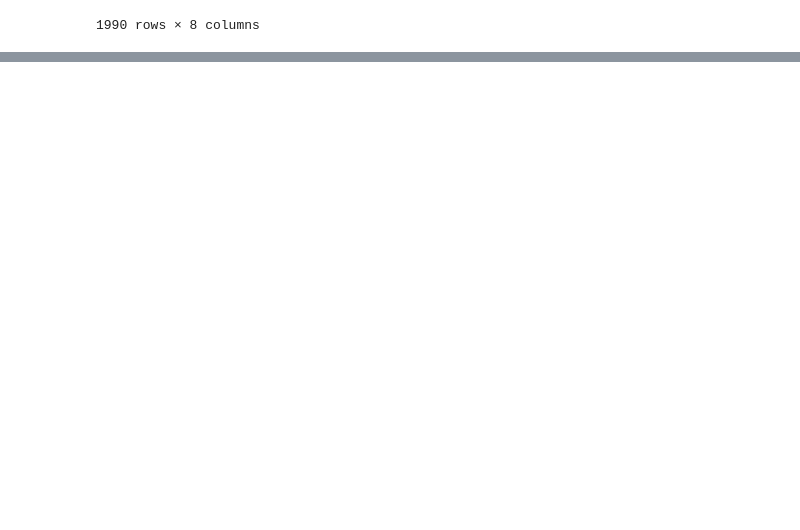
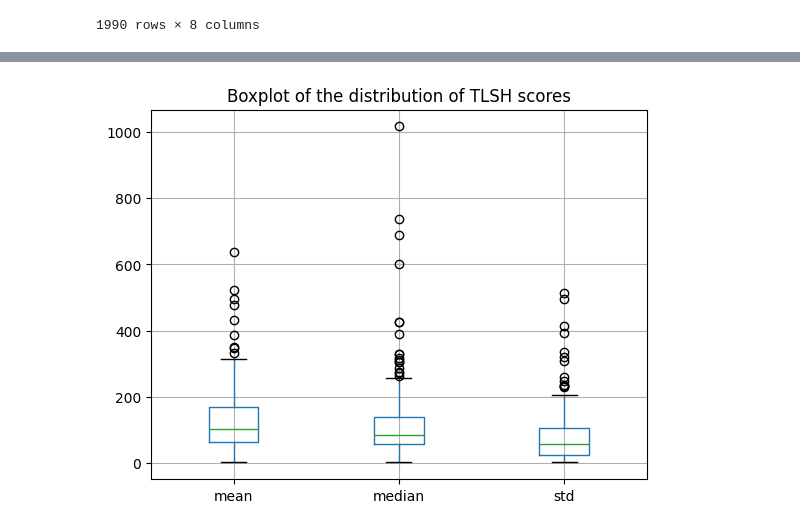
Before and after one commit to edizeqiri/obstkorb, a Jupyter notebook: Testing_Framework/Comparison.ipynb, the cells around one changed output, grey strips where cells are left out. Drawn from its saved outputs; the diff is of its cells as text; code cells hidden in the pictures; blank space fills up the shorter version.

Commit message:
compared ssdeep and tlsh no right ROC curve yet

```diff
--- a/Testing_Framework/Comparison.ipynb
+++ b/Testing_Framework/Comparison.ipynb
@@ -25,7 +29,3 @@ df
 | 1988 | 1988 | ChimPipe | 6cbb727cbfb1fb6335e4439ae7810e143... | 76135 | {'ssdeep': '1536:Sw5j4LB3dUalDaro... | sdhash hash | {'tlsh': 'T101734B13B0959D7AC4478... | Machoc hash |
 | 1989 | 1989 | jbigkit | 67855fe5ed323498b1e1a1c9f0a8b2b8b... | 21544 | {'ssdeep': '192:GTJmX1ws6CWEORGAr... | sdhash hash | {'tlsh': 'T10BA21827E3815876CDC54... | Machoc hash |
 1990 rows × 8 columns
-# %%
-a = df.iloc[5]["tlsh"]["tlsh"]
-b = df.iloc[]["tlsh"]["tlsh"]
-tlsh.diff(a,b)
@@ -33,0 +158,26 @@ tlsh.diff(a,b)
+# %%
+import itertools
+
+family_scores = pd.DataFrame(columns=["family", "values", "mean", "median", "std", "amount"])
+fam_sco_ssdeep = pd.DataFrame(columns=["family", "values", "mean", "median", "std", "amount"])
+for k,fam in enumerate(scicore_filtered["family"].unique()):
+    values = []
+    s_values = []
+    tmp = scicore_filtered[scicore_filtered["family"] == fam]["tlsh"].tolist()
+    tmps = scicore_filtered[scicore_filtered["family"] == fam]["ssdeep"].tolist()
+    combinations = list(itertools.combinations(tmp, 2))
+    s_combinations = list(itertools.combinations(tmps, 2))
+    for a, b in combinations:
+        g = tlsh.diff(a["tlsh"],b["tlsh"])
+        values.append(g)
+
+    for a, b in s_combinations:
+        f = ssdeep.compare(a["ssdeep"],b["ssdeep"])
+        s_values.append(f)
+    family_scores.loc[k] = [fam,values,np.mean(values), np.median(values), np.std(values),len(values)]
+    fam_sco_ssdeep.loc[k] = [fam,s_values,np.mean(s_values), np.median(s_values), np.std(s_values),len(s_values)]
+# %%
+# Ignore the ones with only one resiöt
+family_scores.sort_values('amount')
+family_scores_tlsh = family_scores[family_scores["amount"] > 3]
+family_scores_tlsh
@@ -33,0 +198,6 @@ tlsh.diff(a,b)
+# %%
+family_scores_tlsh[["mean","median","std"]].boxplot()
+plt.title("Boxplot of the distribution of TLSH scores")
+plt.show()
+# %% [output]
+[figure, added]
```
Also changed, not shown: parts of 35 cells of this notebook, 2 other files.
